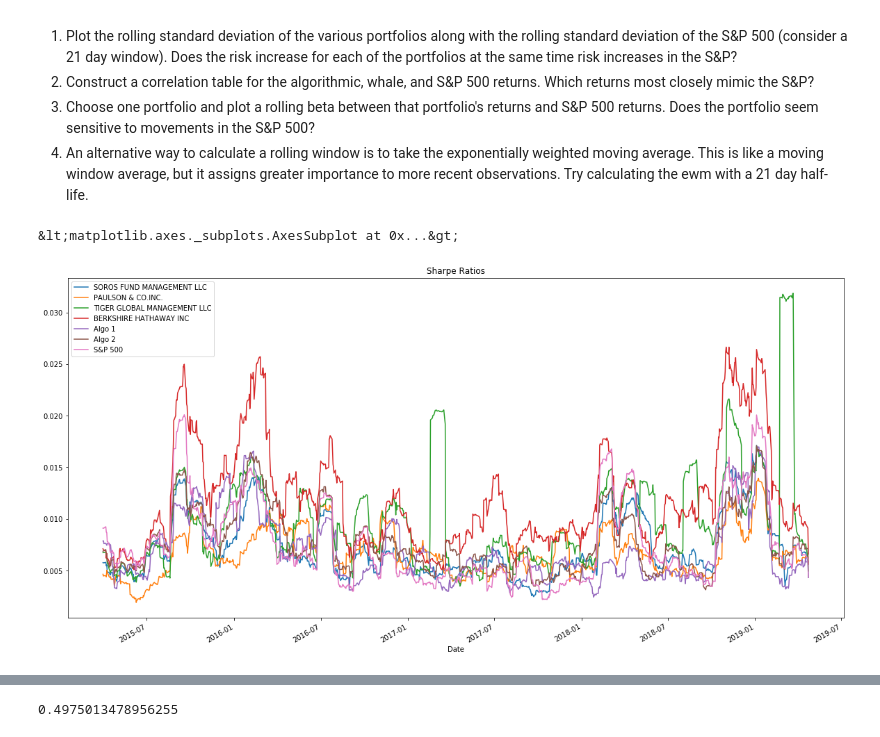
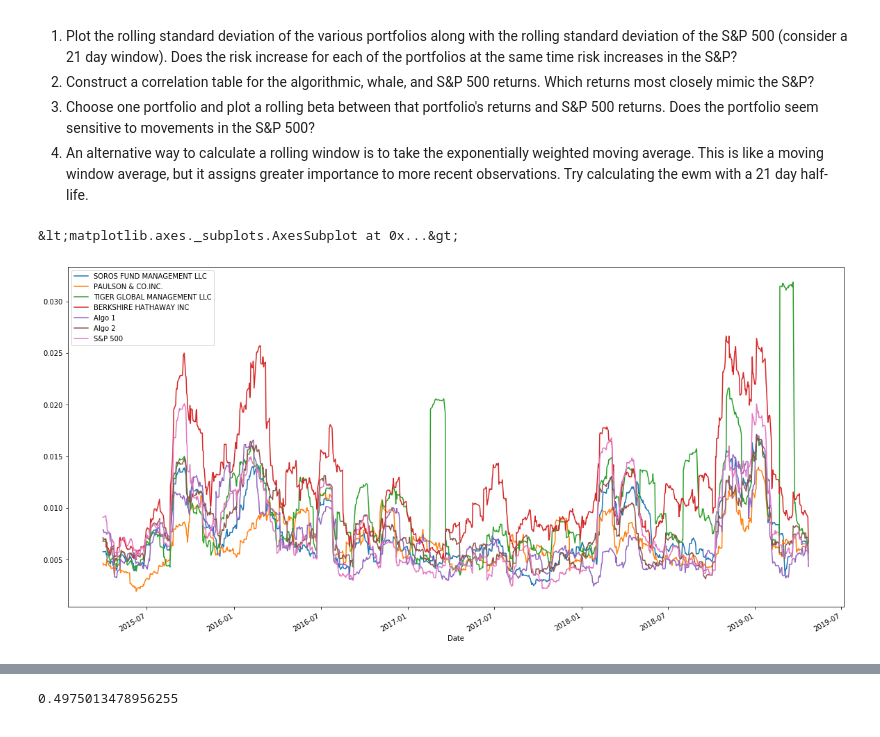
Before and after one commit to jorgeabud/pandas_analysis, a Jupyter notebook: Starter_Code/whale_analysis.ipynb, the cells around one changed output, grey strips where cells are left out. Cells and saved outputs as stored; diff of their text form; code cells hidden in the pictures.

```diff
--- a/Starter_Code/whale_analysis.ipynb
+++ b/Starter_Code/whale_analysis.ipynb
@@ -301,11 +301,11 @@ Risk changes over time. Analyze the rolling statistics for Risk and Beta.
 # %%
 # Calculate and plot the rolling standard deviation for
 # the S&P 500 and whale portfolios using a 21 trading day window
 # YOUR CODE HERE
-combined_daily_returns.rolling(window=21).std().plot(figsize = (20,10), title= "Sharpe Ratios")
+combined_daily_returns.rolling(window=21).std().plot(figsize = (20,10))
 # %% [output]
 &lt;matplotlib.axes._subplots.AxesSubplot at 0x...&gt;
-[figure, old version]
+[figure, new version]
 # %%
 # Construct a correlation table
 # YOUR CODE HERE
```
Also changed, not shown: parts of 1 cell of this notebook.
